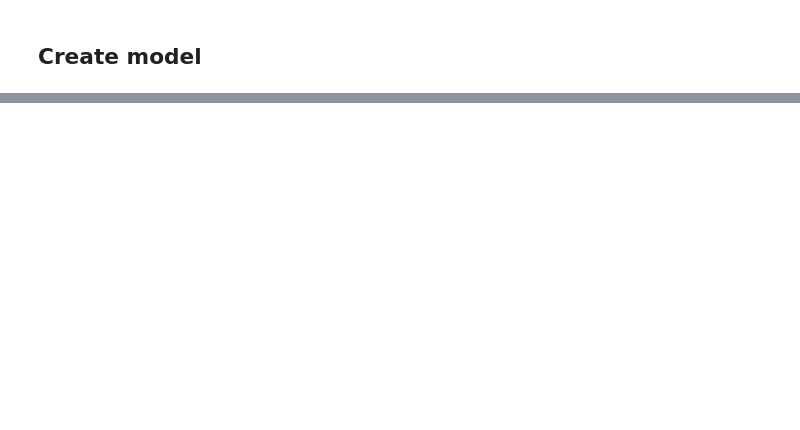
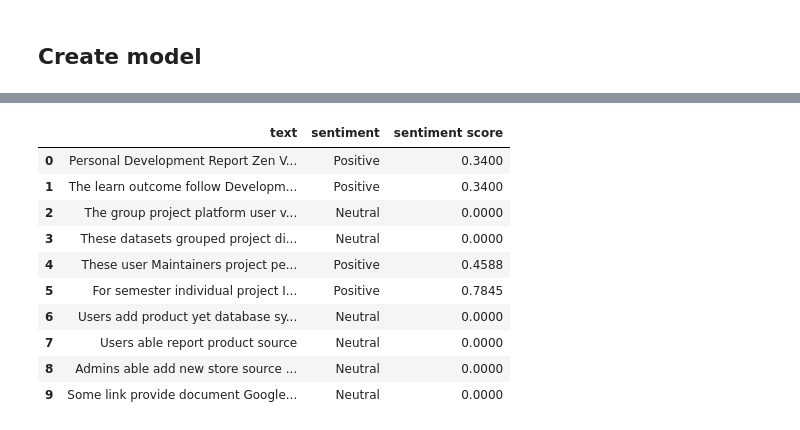
Before and after one commit to EnsarIshakoglu/NLP, a Jupyter notebook: NLP_Text_Classification.ipynb, the cells around one changed output, grey strips where cells are left out. Cells and saved outputs as stored; diff of their text form; code cells hidden in the pictures; blank space fills up the shorter version.

```diff
--- a/NLP_Text_Classification.ipynb
+++ b/NLP_Text_Classification.ipynb
@@ -416,0 +234,38 @@ Categorical accuracy on the test set: 62.24%.
+# %%
+# apply sentiment analysis
+analyser = SentimentIntensityAnalyzer()
+
+sentiment_score_list = []
+sentiment_label_list = []
+
+results = pd.DataFrame(df_filtered['text'])
+
+for i in df_filtered['text'].values.tolist():
+    sentiment_score = analyser.polarity_scores(i)
+
+    if sentiment_score['compound'] >= 0.05:
+        sentiment_score_list.append(sentiment_score['compound'])
+        sentiment_label_list.append('Positive')
+    elif sentiment_score['compound'] > -0.05 and sentiment_score['compound'] < 0.05:
+        sentiment_score_list.append(sentiment_score['compound'])
+        sentiment_label_list.append('Neutral')
+    elif sentiment_score['compound'] <= -0.05:
+        sentiment_score_list.append(sentiment_score['compound'])
+        sentiment_label_list.append('Negative')
+
+results['sentiment'] = sentiment_label_list
+results['sentiment score'] = sentiment_score_list
+# %%
+results.head(10)
+# %% [output]
+|  | text | sentiment | sentiment score |
+| 0 | Personal Development Report Zen V... | Positive | 0.3400 |
+| 1 | The learn outcome follow Developm... | Positive | 0.3400 |
+| 2 | The group project platform user v... | Neutral | 0.0000 |
+| 3 | These datasets grouped project di... | Neutral | 0.0000 |
+| 4 | These user Maintainers project pe... | Positive | 0.4588 |
+| 5 | For semester individual project I... | Positive | 0.7845 |
+| 6 | Users add product yet database sy... | Neutral | 0.0000 |
+| 7 | Users able report product source | Neutral | 0.0000 |
+| 8 | Admins able add new store source ... | Neutral | 0.0000 |
+| 9 | Some link provide document Google... | Neutral | 0.0000 |
```
Also changed, not shown: parts of 49 cells of this notebook.
